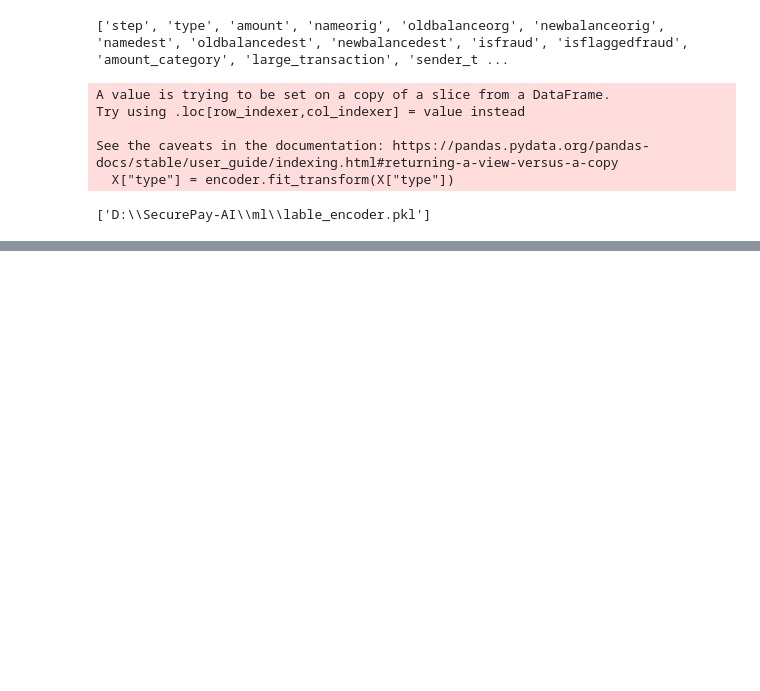
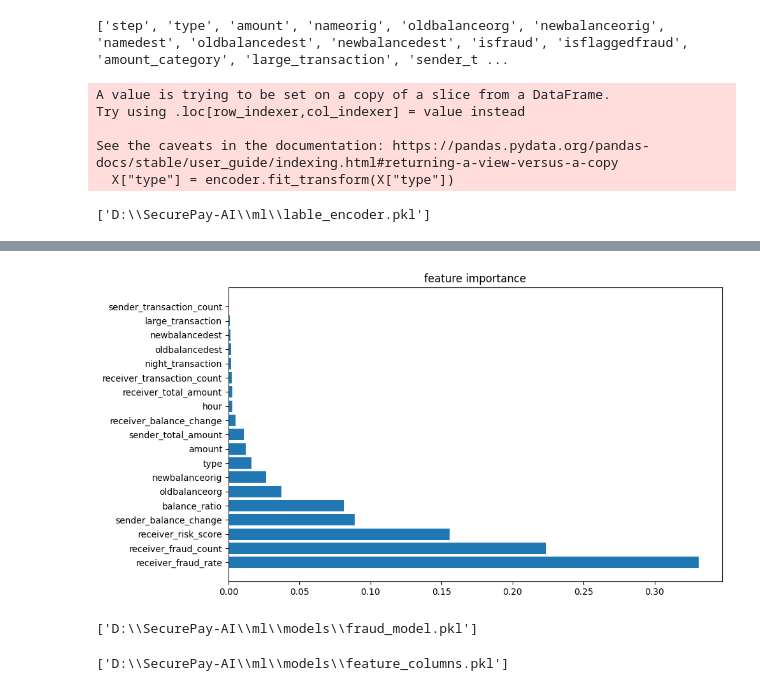
Before and after one commit to Nityanand-Khule-24/SecurePay-AI, a Jupyter notebook: notebooks/05_model_preparation.ipynb, the cells around one changed output, grey strips where cells are left out. Saved outputs shown, nothing was run; the diff lists cells and outputs as text; code cells hidden in the pictures; blank space fills up the shorter version.

Commit message:
05_model_prepration.ipynb update

```diff
--- a/notebooks/05_model_preparation.ipynb
+++ b/notebooks/05_model_preparation.ipynb
@@ -90,0 +161,36 @@ class_weight = "balanced"
+# %%
+# feature importance
+
+importance = pd.Series(
+    rf.feature_importances_,
+    index=X.columns
+)
+
+importance = importance.sort_values(ascending=False)
+# %%
+plt.figure(figsize=(10,6))
+
+plt.barh(
+    importance.index,
+    importance.values
+)
+
+plt.title("feature importance")
+plt.show()
+# %% [output]
+[figure, added]
+# %%
+import joblib
+joblib.dump(
+    rf,
+    r"D:\SecurePay-AI\ml\models\fraud_model.pkl"
+)
+# %% [output]
+['D:\\SecurePay-AI\\ml\\models\\fraud_model.pkl']
+# %%
+joblib.dump(
+    list(X.columns),
+    r"D:\SecurePay-AI\ml\models\feature_columns.pkl"
+)
+# %% [output]
+['D:\\SecurePay-AI\\ml\\models\\feature_columns.pkl']
```
Also changed, not shown: parts of 6 cells of this notebook, 1 other file.
